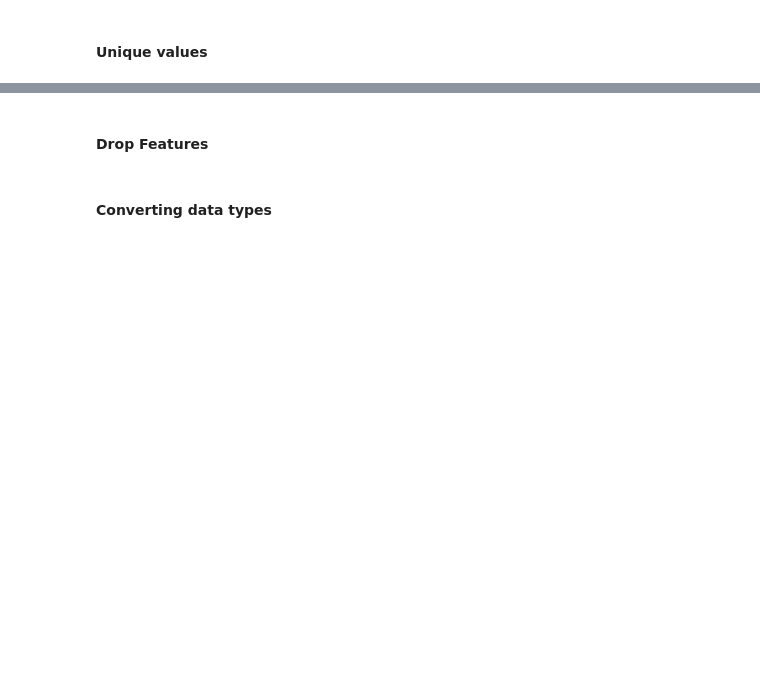
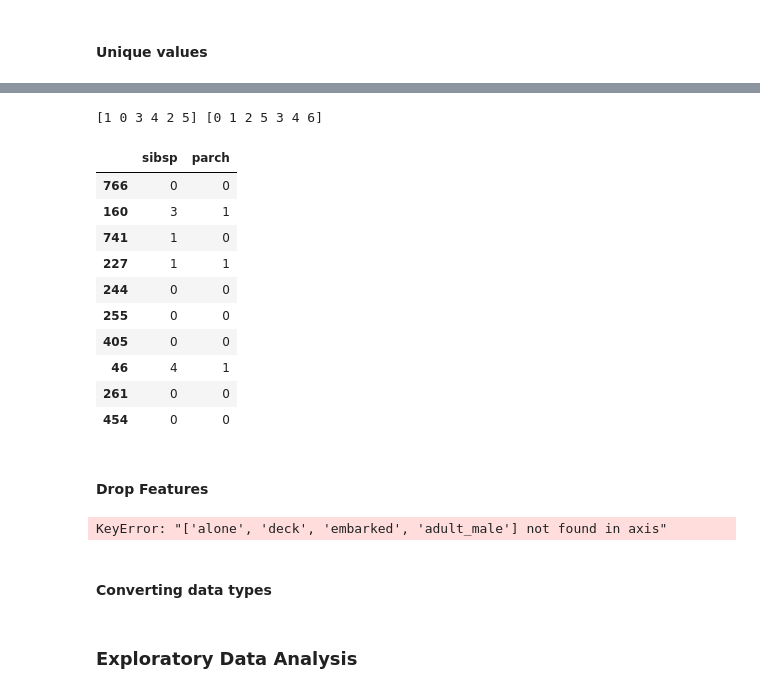
Before and after one commit to ishahzaibkhan/titanic_seaborn, a Jupyter notebook: main.ipynb, the cells around one changed output, grey strips where cells are left out. Saved outputs shown, nothing was run; the diff lists cells and outputs as text; code cells hidden in the pictures; blank space fills up the shorter version.

```diff
--- a/main.ipynb
+++ b/main.ipynb
@@ -63,8 +194,26 @@ df["embark_town"].unique()
+# %%
+print(df["sibsp"].unique(), df["parch"].unique())
+df[["sibsp", "parch"]].sample(10)
+# %% [output]
+[1 0 3 4 2 5] [0 1 2 5 3 4 6]
+|  | sibsp | parch |
+| 766 | 0 | 0 |
+| 160 | 3 | 1 |
+| 741 | 1 | 0 |
+| 227 | 1 | 1 |
+| 244 | 0 | 0 |
+| 255 | 0 | 0 |
+| 405 | 0 | 0 |
+| 46 | 4 | 1 |
+| 261 | 0 | 0 |
+| 454 | 0 | 0 |
 # %% [markdown]
 #### Drop Features
 # %%
-# Droping alone and adult_male because we can get same information from parch and who respectively, deck is insignificant with a lot of missing values, embarked is same as embark_town
-df.drop(columns = ["alone","deck","embarked", "adult_male"], inplace=True)
+# Dropping alone and adult_male because we can get same information from parch and who respectively, deck is insignificant with a lot of missing values, embarked is same as embark_town, pclass and class are same
+df.drop(columns = ["alone","deck","embarked", "adult_male", "class"], inplace=True)
+# %% [output]
+KeyError: "['alone', 'deck', 'embarked', 'adult_male'] not found in axis"
 # %% [markdown]
 #### Converting data types
 # %%
@@ -73,3 +222,5 @@ df[["pclass", "sibsp", "age", "parch"]] = df[["pclass", "sibsp", "age", "parch"]
 df[["fare"]] = df[["fare"]].astype("uint16")
 df["survived"] = df[["survived"]].astype("bool")
 df["alive"] = df["alive"].str.replace("yes", "1").replace("no", "0").astype("uint8").astype("bool")
+# %% [markdown]
+### Exploratory Data Analysis
```
Also changed, not shown: parts of 21 cells of this notebook.
